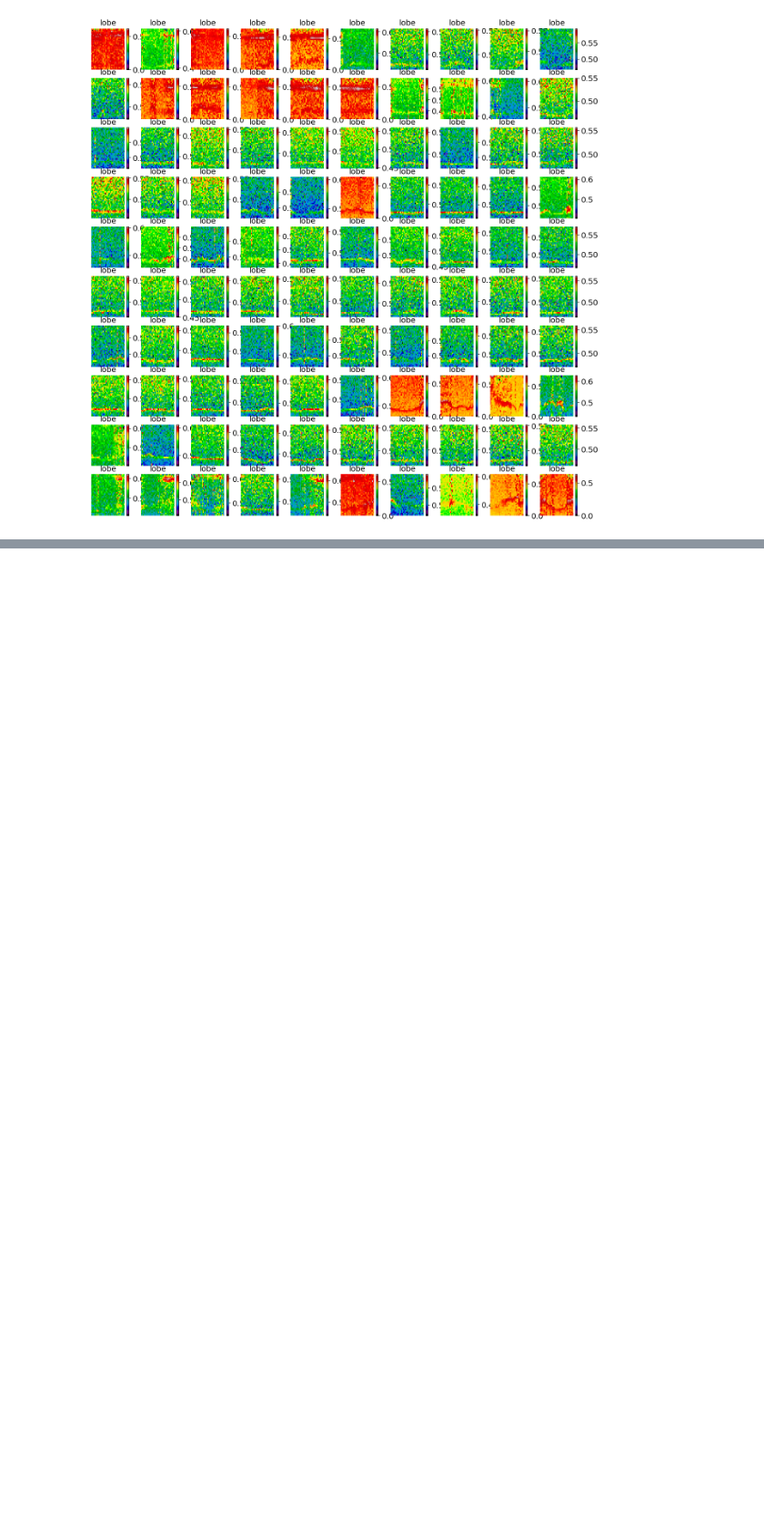
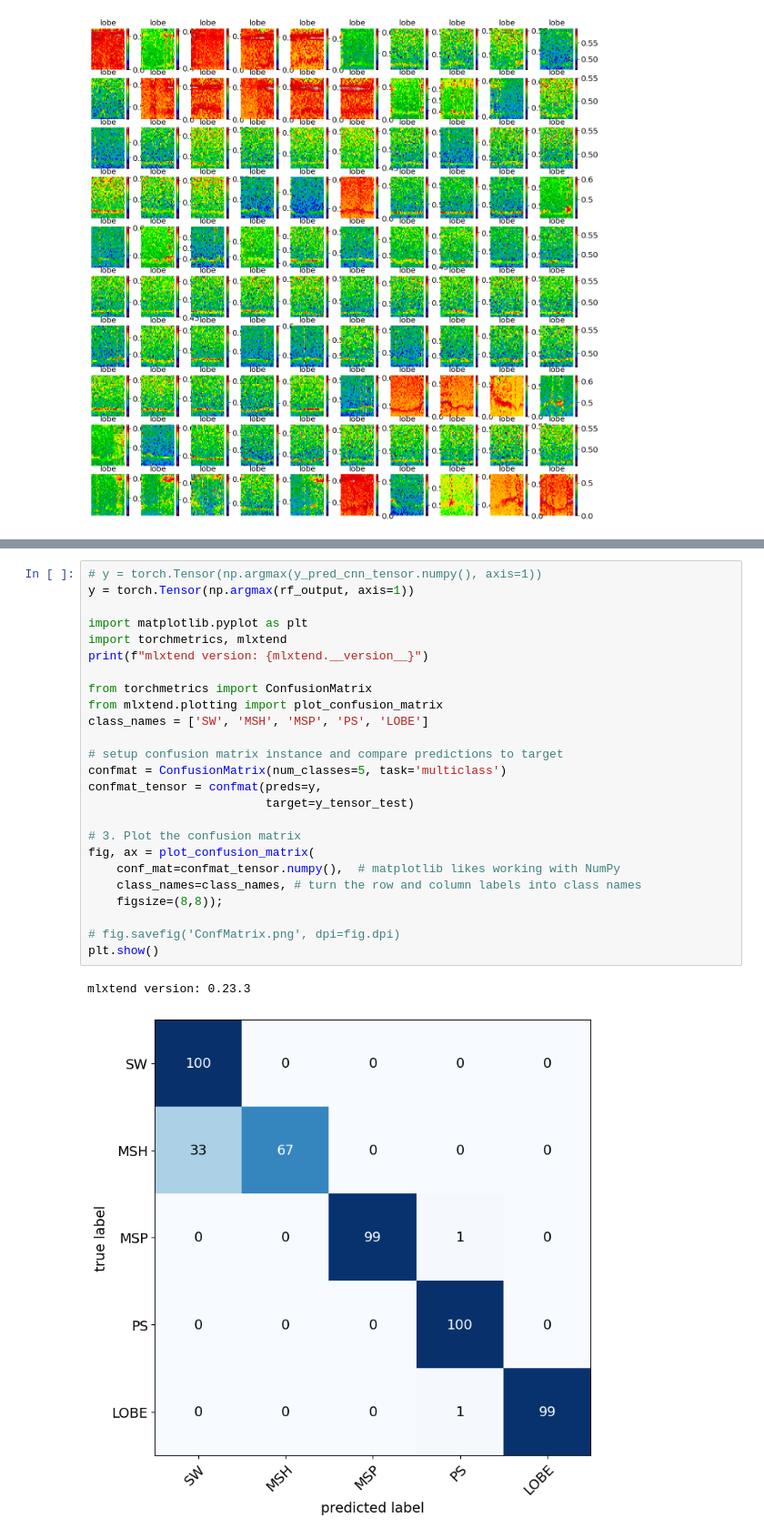
Before and after one commit to nargesahmadi/Magnetospheric-Regions, a Jupyter notebook: main_CNNRF-noFS.ipynb, the cells around one changed output, grey strips where cells are left out. Shown at 91% size. Saved outputs shown, nothing was run; the diff lists cells and outputs as text; blank space fills up the shorter version.

```diff
--- a/main_CNNRF-noFS.ipynb
+++ b/main_CNNRF-noFS.ipynb
@@ -1324,0 +1397,28 @@ for i in range(1,  rows * cols + 1):
+# %%
+# y = torch.Tensor(np.argmax(y_pred_cnn_tensor.numpy(), axis=1))
+y = torch.Tensor(np.argmax(rf_output, axis=1))
+
+import matplotlib.pyplot as plt
+import torchmetrics, mlxtend
+print(f"mlxtend version: {mlxtend.__version__}")
+
+from torchmetrics import ConfusionMatrix
+from mlxtend.plotting import plot_confusion_matrix
+class_names = ['SW', 'MSH', 'MSP', 'PS', 'LOBE']
+
+# setup confusion matrix instance and compare predictions to target
+confmat = ConfusionMatrix(num_classes=5, task='multiclass')
+confmat_tensor = confmat(preds=y,
+                         target=y_tensor_test)
+
+# 3. Plot the confusion matrix
+fig, ax = plot_confusion_matrix(
+    conf_mat=confmat_tensor.numpy(),  # matplotlib likes working with NumPy
+    class_names=class_names, # turn the row and column labels into class names
+    figsize=(8,8));
+
+# fig.savefig('ConfMatrix.png', dpi=fig.dpi)
+plt.show()
+# %% [output]
+mlxtend version: 0.23.3
+[figure, added]
```
Also changed, not shown: parts of 8 cells of this notebook.
